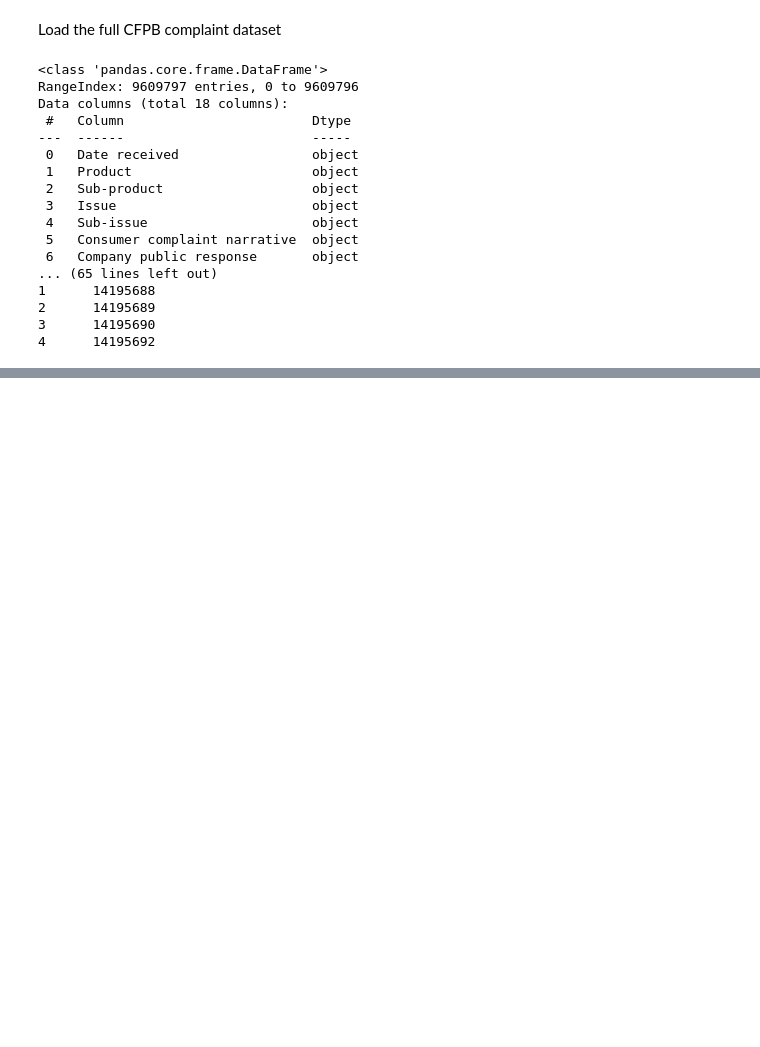
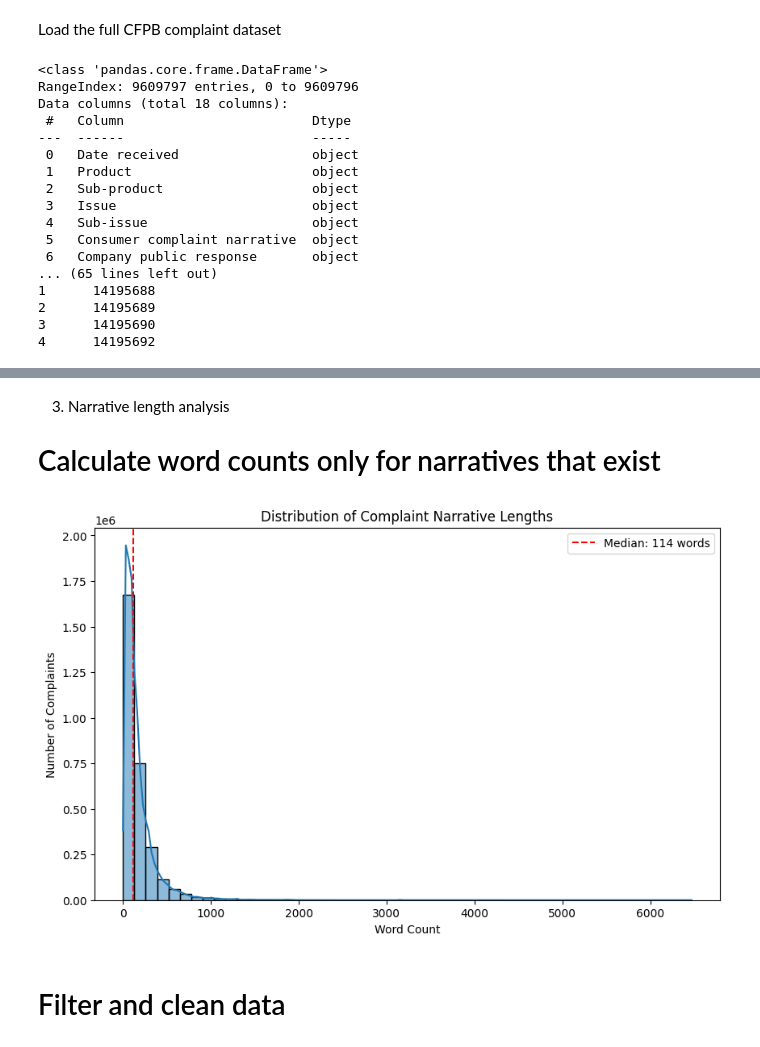
Before and after one commit to ruth22soft/Intelligent-Complaint-Analysis-for-Financial-Services, a Jupyter notebook: notebooks/eda.ipynb, the cells around one changed output, grey strips where cells are left out. Saved outputs shown, nothing was run; the diff lists cells and outputs as text; code cells hidden in the pictures; blank space fills up the shorter version.

```diff
--- a/notebooks/eda.ipynb
+++ b/notebooks/eda.ipynb
@@ -32,0 +123,30 @@ Data columns (total 18 columns):
+# %% [markdown]
+3. Narrative length analysis
+# Calculate word counts only for narratives that exist
+# %%
+df['word_count'] = df[has_narrative]['Consumer complaint narrative'].apply(
+    lambda x: len(str(x).split())
+)
+
+plt.figure(figsize=(10,6))
+sns.histplot(
+    df[has_narrative]['word_count'],
+    bins=50,
+    kde=True
+)
+plt.axvline(
+    x=df[has_narrative]['word_count'].median(),
+    color='r',
+    linestyle='--',
+    label=f'Median: {df[has_narrative]["word_count"].median():.0f} words'
+)
+plt.title('Distribution of Complaint Narrative Lengths')
+plt.xlabel('Word Count')
+plt.ylabel('Number of Complaints')
+plt.legend()
+plt.savefig('images/narrative_length_distribution.png')
+plt.show()
+# %% [output]
+[figure, added]
+# %% [markdown]
+# Filter and clean data
```
Also changed, not shown: parts of 5 cells of this notebook, 3 other files.
